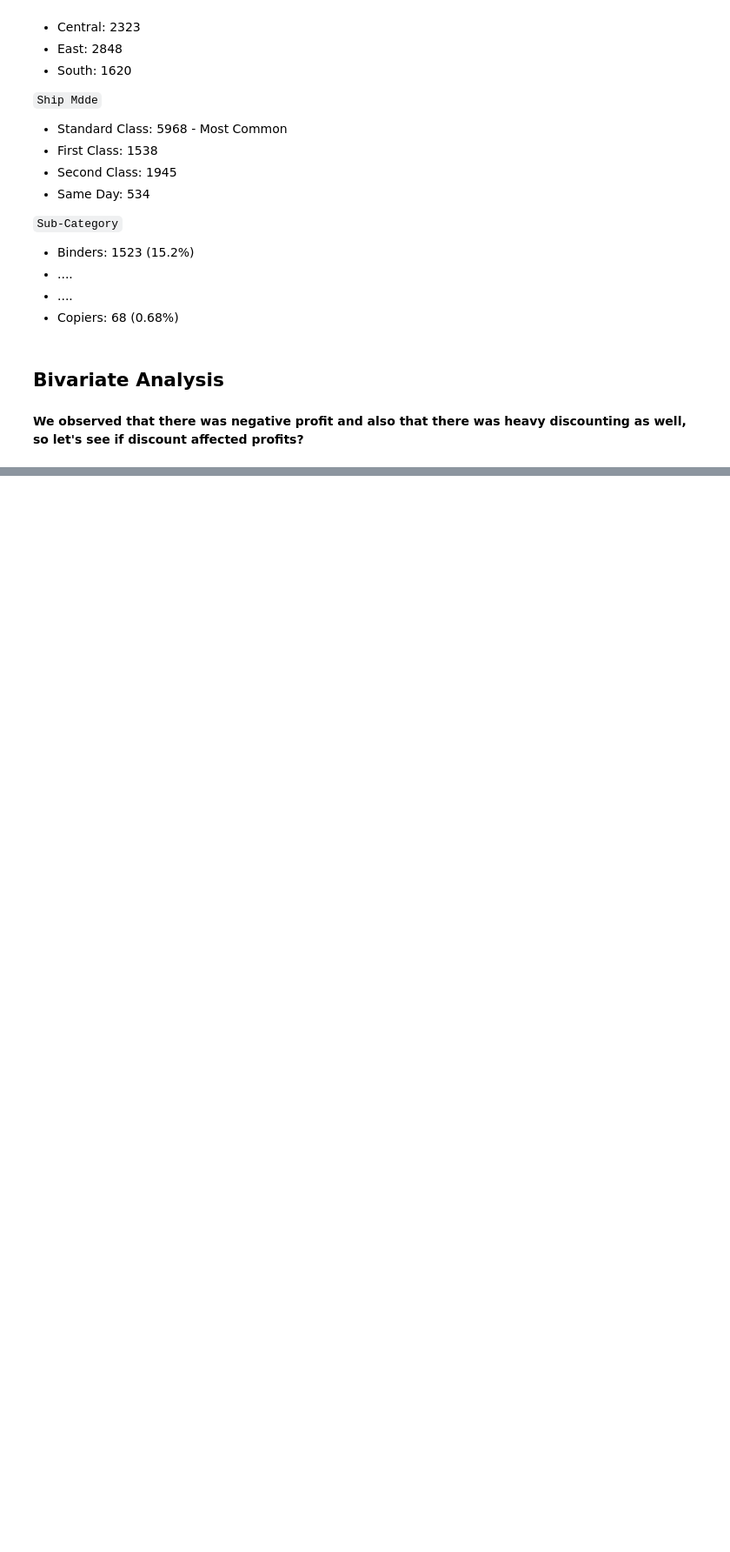
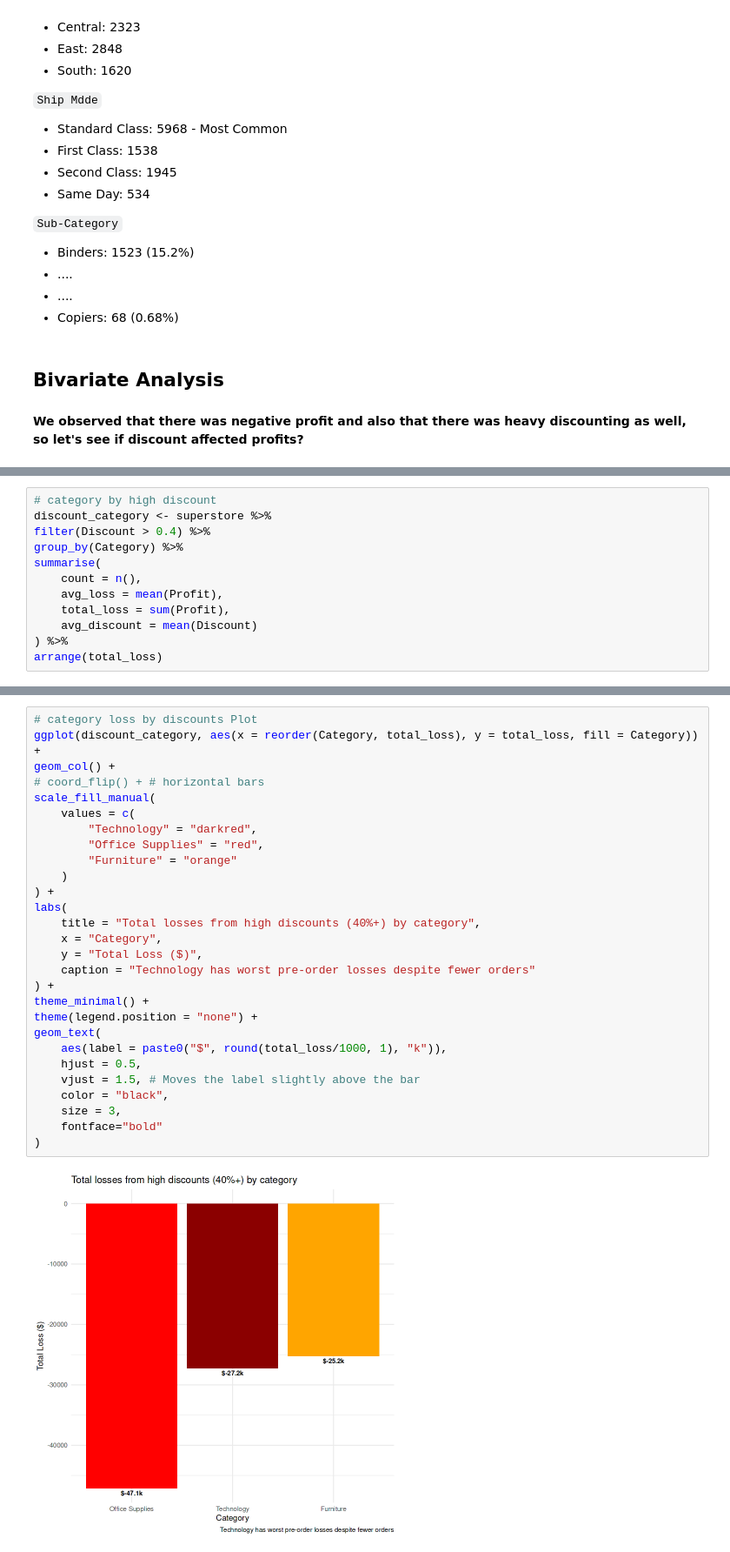
Before and after one commit to pawanU03/EDA-Superstore, a Jupyter notebook: superstore_eda.ipynb, the cells around one changed output, grey strips where cells are left out. Shown: that part at 87% size. Drawn from its saved outputs; the diff is of its cells as text; blank space fills up the shorter version.

```diff
--- a/superstore_eda.ipynb
+++ b/superstore_eda.ipynb
@@ -282,0 +338,12 @@ feat: Add univariate analysis and start bivariate analysis
+# %%
+# category by high discount
+discount_category <- superstore %>%
+filter(Discount > 0.4) %>%
+group_by(Category) %>%
+summarise(
+    count = n(),
+    avg_loss = mean(Profit),
+    total_loss = sum(Profit),
+    avg_discount = mean(Discount)
+) %>%
+arrange(total_loss)
@@ -282,0 +359,30 @@ feat: Add univariate analysis and start bivariate analysis
+# %%
+# category loss by discounts Plot
+ggplot(discount_category, aes(x = reorder(Category, total_loss), y = total_loss, fill = Category)) +
+geom_col() +
+# coord_flip() + # horizontal bars
+scale_fill_manual(
+    values = c(
+        "Technology" = "darkred",
+        "Office Supplies" = "red",
+        "Furniture" = "orange"
+    )
+) +
+labs(
+    title = "Total losses from high discounts (40%+) by category",
+    x = "Category",
+    y = "Total Loss ($)",
+    caption = "Technology has worst pre-order losses despite fewer orders"
+) +
+theme_minimal() +
+theme(legend.position = "none") +
+geom_text(
+    aes(label = paste0("$", round(total_loss/1000, 1), "k")),
+    hjust = 0.5,
+    vjust = 1.5, # Moves the label slightly above the bar
+    color = "black",
+    size = 3,
+    fontface="bold"
+)
+# %% [output]
+[figure, added]
```
Also changed, not shown: parts of 15 cells of this notebook.
